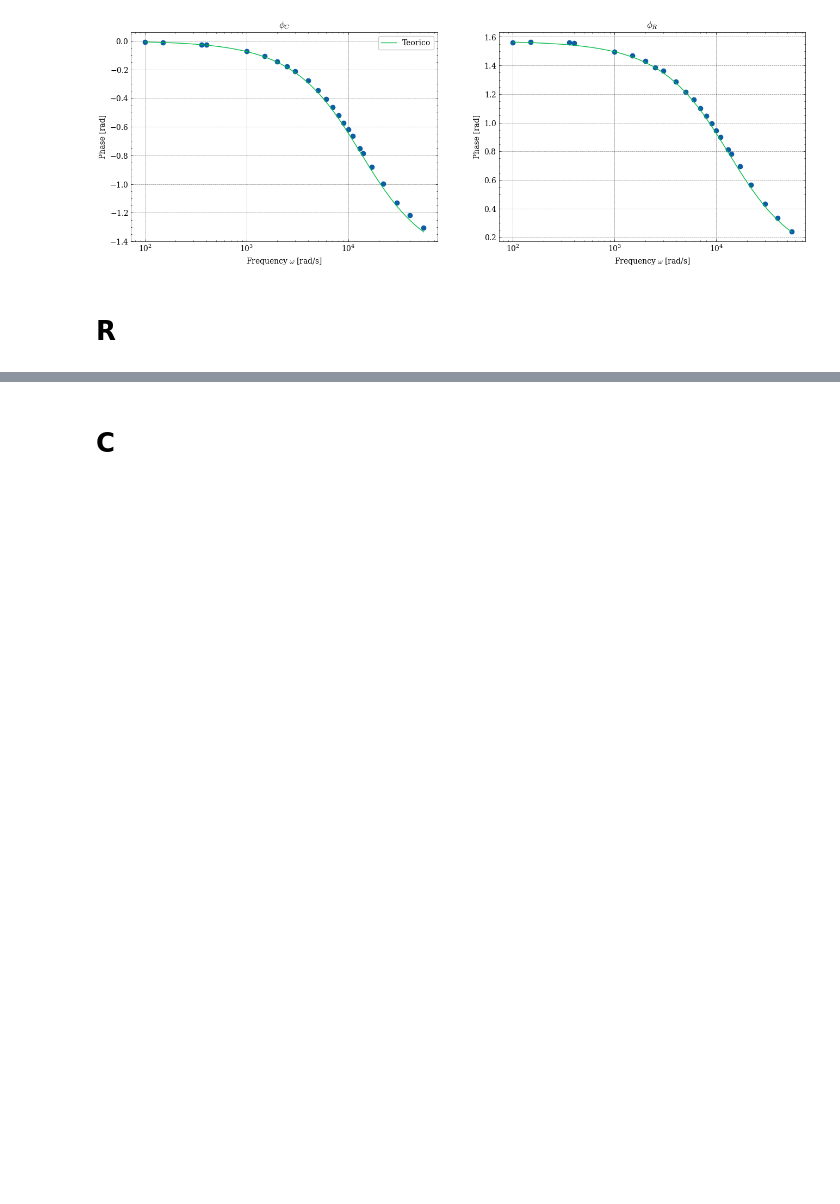
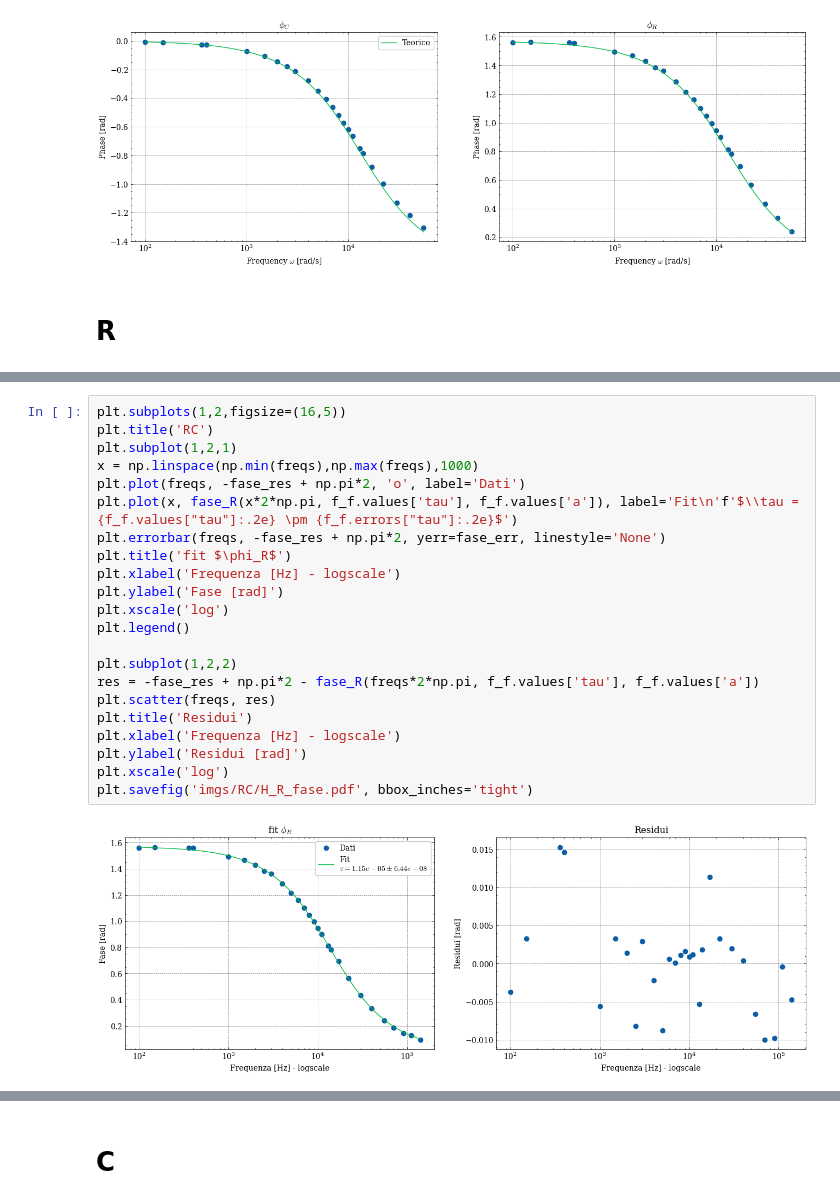
Before and after one commit to Yedi278/Lab2, a Jupyter notebook: Circuiti_3/RC.ipynb, the cells around one changed output, grey strips where cells are left out. Cells and saved outputs as stored; diff of their text form; blank space fills up the shorter version.

```diff
--- a/Circuiti_3/RC.ipynb
+++ b/Circuiti_3/RC.ipynb
@@ -163 +205,25 @@ R =  0.960784596861456
+# %%
+plt.subplots(1,2,figsize=(16,5))
+plt.title('RC')
+plt.subplot(1,2,1)
+x = np.linspace(np.min(freqs),np.max(freqs),1000)
+plt.plot(freqs, -fase_res + np.pi*2, 'o', label='Dati')
+plt.plot(x, fase_R(x*2*np.pi, f_f.values['tau'], f_f.values['a']), label='Fit\n'f'$\\tau = {f_f.values["tau"]:.2e} \pm {f_f.errors["tau"]:.2e}$')
+plt.errorbar(freqs, -fase_res + np.pi*2, yerr=fase_err, linestyle='None')
+plt.title('fit $\phi_R$')
+plt.xlabel('Frequenza [Hz] - logscale')
+plt.ylabel('Fase [rad]')
+plt.xscale('log')
+plt.legend()
+
+plt.subplot(1,2,2)
+res = -fase_res + np.pi*2 - fase_R(freqs*2*np.pi, f_f.values['tau'], f_f.values['a'])
+plt.scatter(freqs, res)
+plt.title('Residui')
+plt.xlabel('Frequenza [Hz] - logscale')
+plt.ylabel('Residui [rad]')
+plt.xscale('log')
+plt.savefig('imgs/RC/H_R_fase.pdf', bbox_inches='tight')
+# %% [output]
+[figure, added]
 # %%
```
Also changed, not shown: parts of 13 cells of this notebook, 8 other files.
